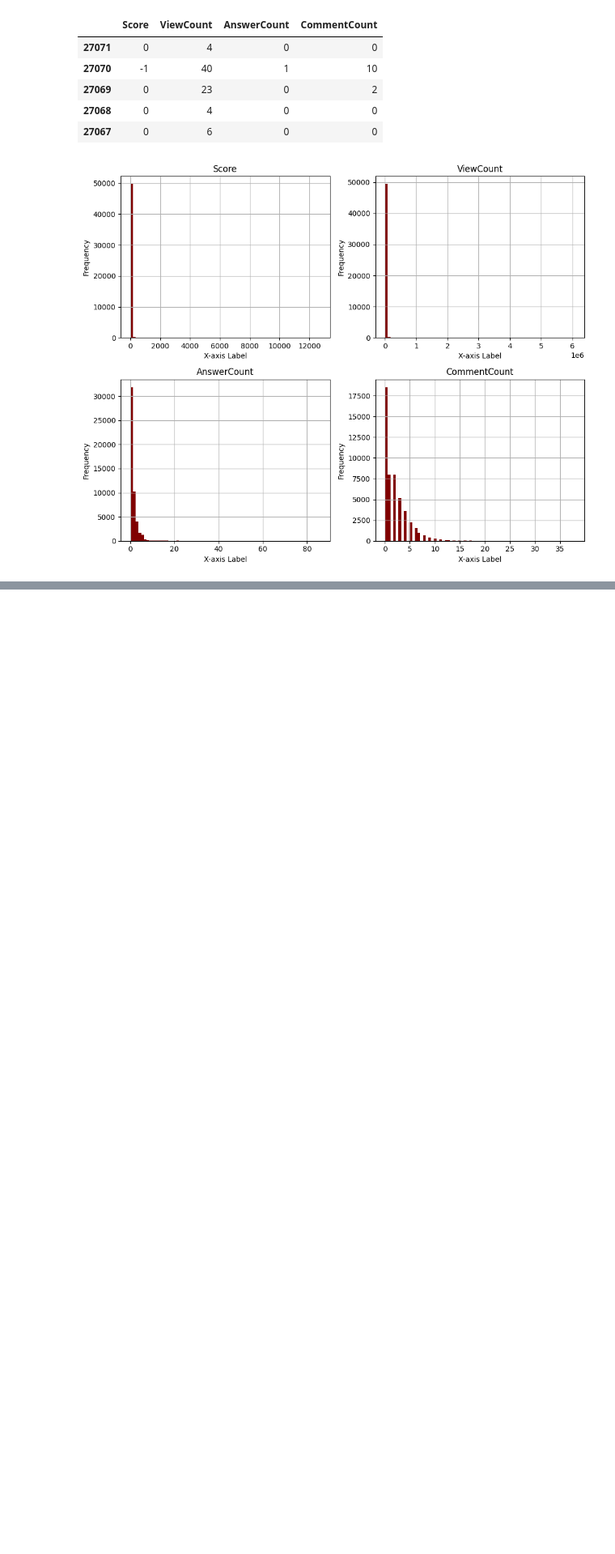
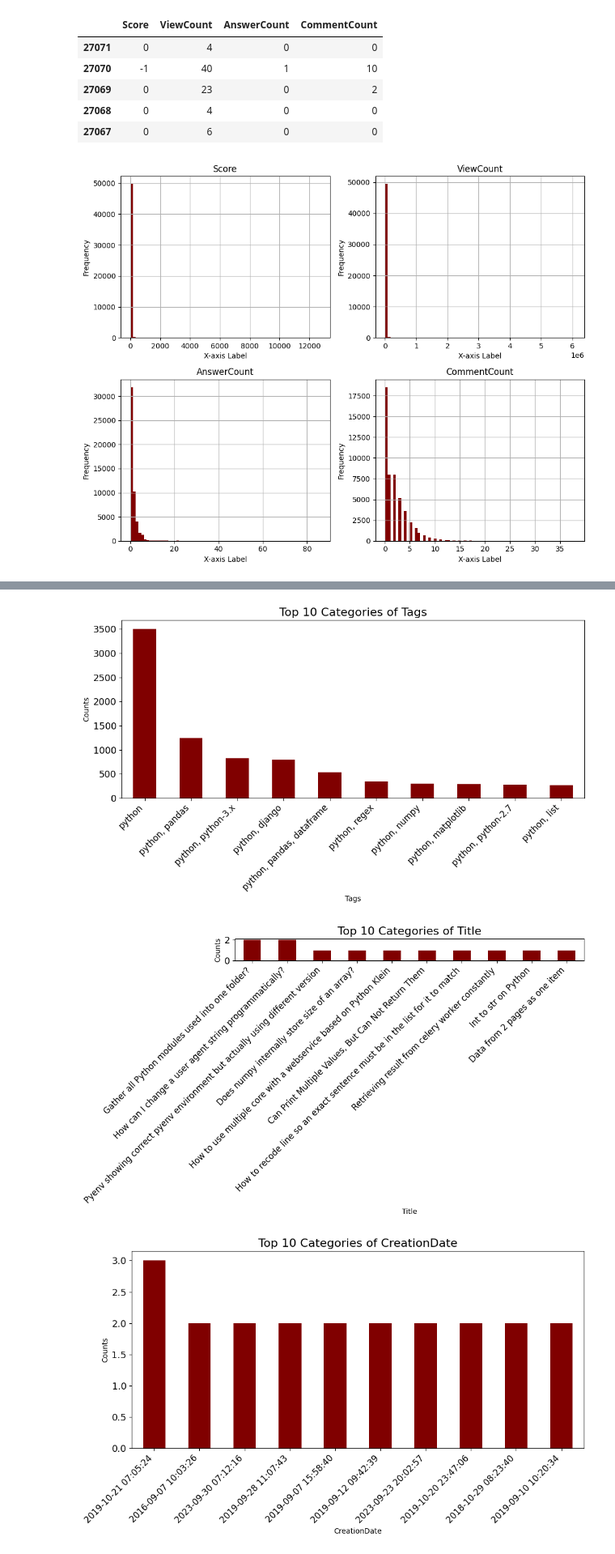
Before and after one commit to levine01/ChatGPT-Impact-on-StackOverFlow, a Jupyter notebook: main.ipynb, the cells around one changed output, grey strips where cells are left out. Shown at 81% size. Cells and saved outputs as stored; diff of their text form; code cells hidden in the pictures; blank space fills up the shorter version.

```diff
--- a/main.ipynb
+++ b/main.ipynb
@@ -410,0 +459,4 @@ plt.show()
+# %%
+#Displaying categorical data columns
+categorical = data[['Tags','Title', 'CreationDate', 'LastActivityDate']]
+categorical.head()
@@ -410,0 +470,26 @@ plt.show()
+# %%
+# Limit the number of categories to plot
+top_n = 10
+
+for column in categorical:
+    # Get the top N categories by frequency
+    top_categories = data[column].value_counts().head(top_n)
+
+    # Create a bar plot for the top categories with maroon color and tight layout
+    plt.figure(figsize=(10, 6))
+    top_categories.plot(kind='bar', color='maroon')  # Set the color to maroon
+
+    plt.title(f'Top {top_n} Categories of {column}', fontsize=16)
+    plt.xlabel(column)
+    plt.ylabel('Counts')
+    plt.xticks(fontsize=12)
+    plt.yticks(fontsize=13)
+    # Rotate x-axis labels for better readability (optional)
+    plt.xticks(rotation=45, ha='right')
+
+    plt.tight_layout()  # Ensure tight layout
+    plt.show()
+# %% [output]
+[figure, added]
+[figure, added]
+[figure, added]
```
Also changed, not shown: parts of 21 cells of this notebook.
